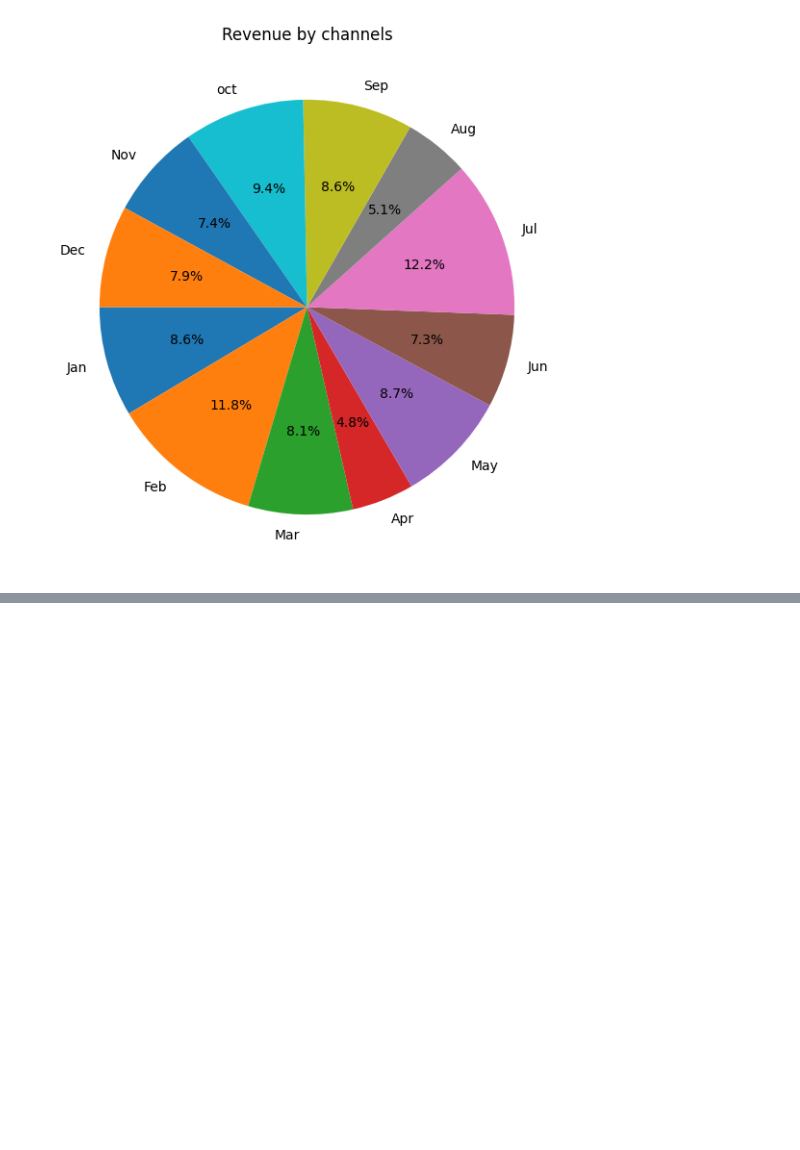
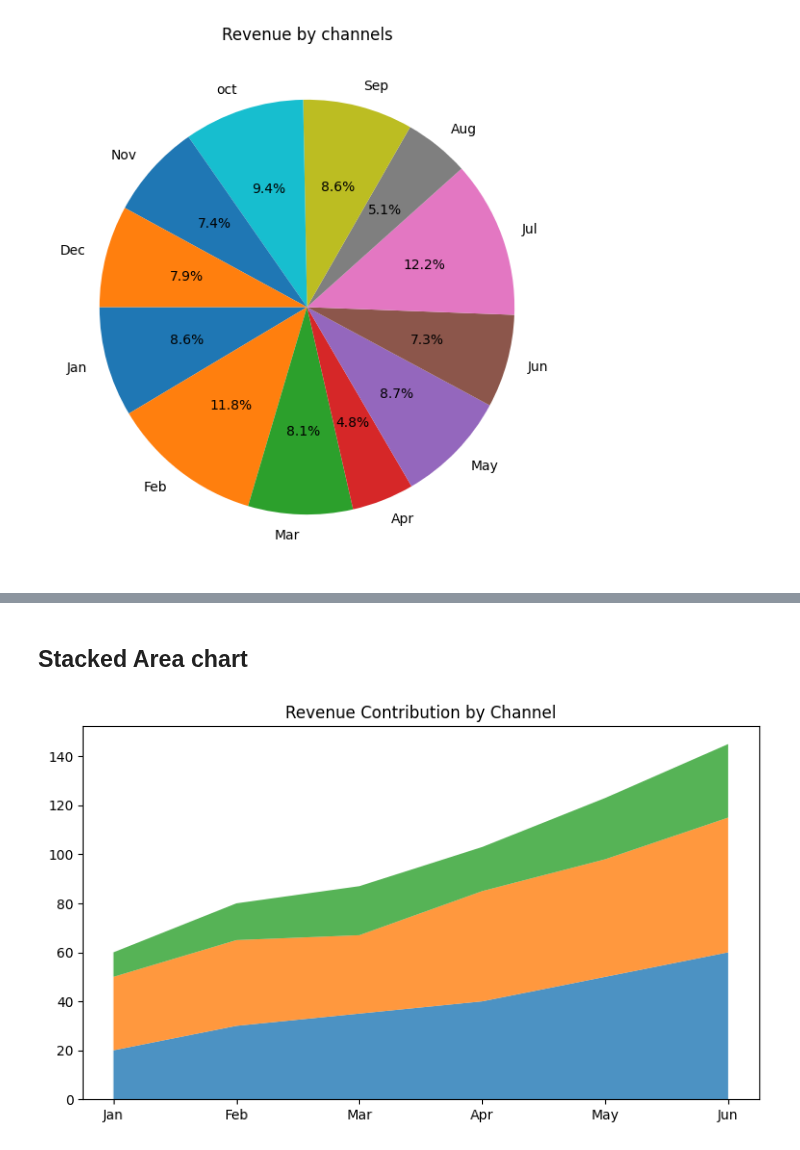
Before and after one commit to datasciencekibaatein/Business-Analyst-Batch-109, a Jupyter notebook: Matplotlib/lecture01.ipynb, the cells around one changed output, grey strips where cells are left out. Drawn from its saved outputs; the diff is of its cells as text; code cells hidden in the pictures; blank space fills up the shorter version.

```diff
--- a/Matplotlib/lecture01.ipynb
+++ b/Matplotlib/lecture01.ipynb
@@ -374,0 +413,23 @@ plt.show()
+# %% [markdown]
+## Stacked Area chart
+# %%
+x = np.arange(6)
+
+online = np.array([20,30,35,40,50,60])
+retail = np.array([30,35,32,45,48,55])
+partener = np.array([10,15,20,18,25,30])
+
+fig,ax = plt.subplots(figsize=(9,5))
+
+ax.stackplot(
+    x,
+    online,retail,partener,
+    labels=["online","retail","partner"],
+    alpha=0.8
+)
+ax.set_xticks(x,["Jan","Feb","Mar","Apr","May","Jun"])
+
+ax.set_title("Revenue Contribution by Channel")
+plt.show()
+# %% [output]
+[figure, added]
```
Also changed, not shown: parts of 22 cells of this notebook, 1 other file.
